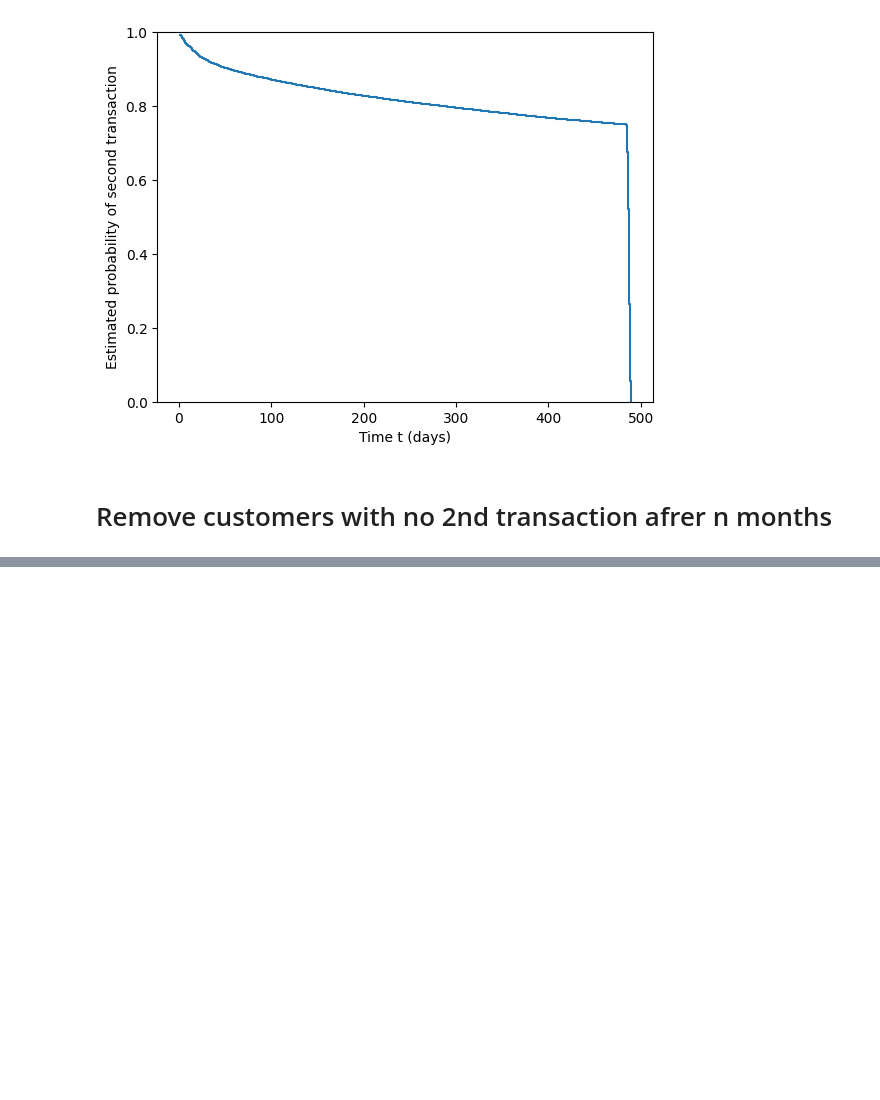
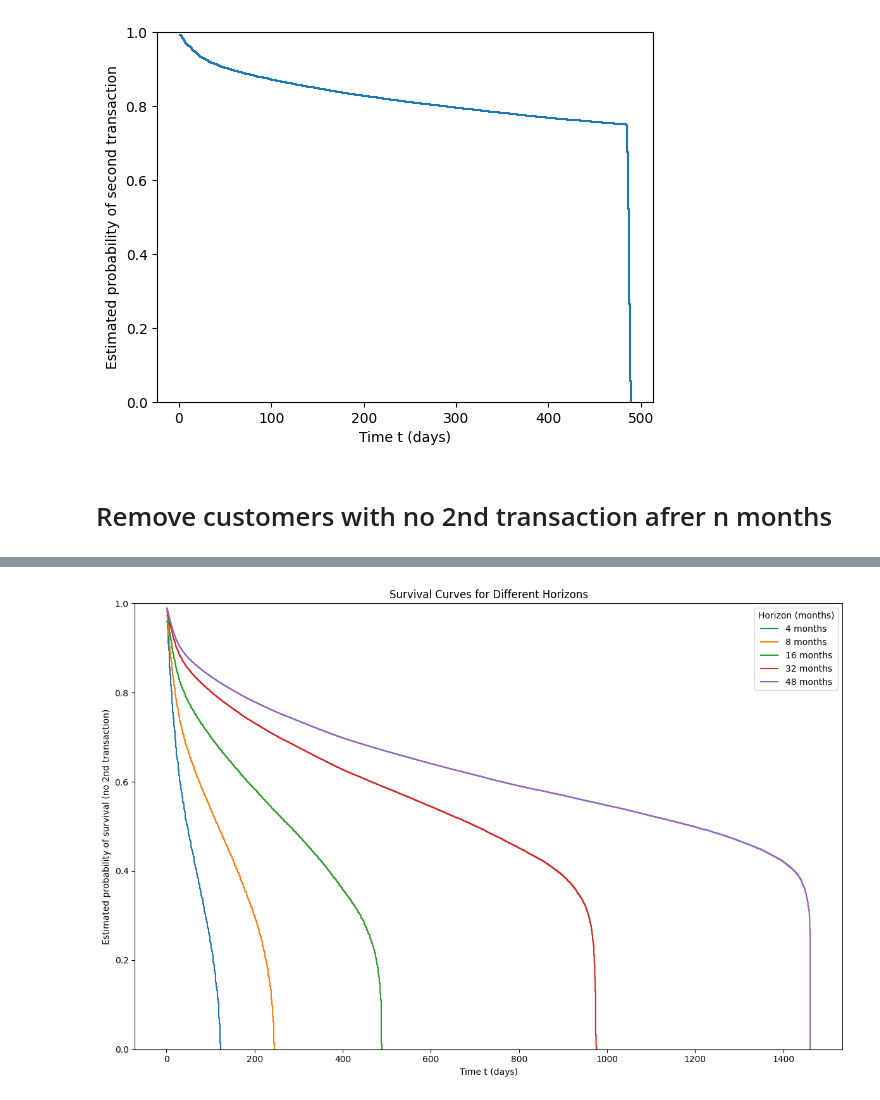
Before and after one commit to mpb-com/dsci-customer, a Jupyter notebook: experiments/scikit_survival.ipynb, the cells around one changed output, grey strips where cells are left out. Saved outputs shown, nothing was run; the diff lists cells and outputs as text; code cells hidden in the pictures; blank space fills up the shorter version.

```diff
--- a/experiments/scikit_survival.ipynb
+++ b/experiments/scikit_survival.ipynb
@@ -312,0 +309,98 @@ plt.xlabel("Time t (days)")
+# %%
+import numpy as np
+import matplotlib.pyplot as plt
+from sksurv.nonparametric import kaplan_meier_estimator
+
+horizons_months = [4, 8, 16, 32, 48]
+obs_end_date = '2025-08-29'  # Use same as above
+
+plt.figure(figsize=(12,8))
+
+for horizon in horizons_months:
+    # Query for each horizon
+    TRANSACTION_QUERY = f"""
+    DECLARE obs_end_date DATE DEFAULT @obs_end_date;
+    DECLARE horizon_months INT64 DEFAULT {horizon};
+    WITH base AS (
+      SELECT
+        customer_id,
+        CASE WHEN market = 'us' THEN 'US'
+             WHEN market = 'uk' THEN 'UK'
+             ELSE 'EU' END AS market,
+        DATE(transaction_completed_datetime) AS txn_date
+      FROM `mpb-data-science-dev-ab-602d.dsci_daw.STV`
+      WHERE transaction_state = 'COMPLETED'
+        AND transaction_completed_datetime IS NOT NULL
+    ),
+    first_two AS (
+      SELECT
+        customer_id,
+        market,
+        ARRAY_AGG(DISTINCT txn_date ORDER BY txn_date) AS txns
+      FROM base
+      GROUP BY customer_id, market
+    ),
+    labels AS (
+      SELECT
+        customer_id,
+        market,
+        EXTRACT(YEAR FROM txns[OFFSET(0)]) AS cohort_year,
+        txns[OFFSET(0)] AS first_txn_date,
+        IF(ARRAY_LENGTH(txns) >= 2, txns[OFFSET(1)], NULL) AS second_txn_date,
+        DATE_ADD(txns[OFFSET(0)], INTERVAL horizon_months MONTH) AS horizon_date,
+        LEAST(obs_end_date, DATE_ADD(txns[OFFSET(0)], INTERVAL horizon_months MONTH)) AS window_end
+      FROM first_two
+    )
+    SELECT
+      customer_id,
+      market,
+      cohort_year,
+      first_txn_date,
+      CASE
+        WHEN second_txn_date IS NOT NULL AND second_txn_date <= window_end THEN DATE_DIFF(second_txn_date, first_txn_date, DAY)
+        ELSE DATE_DIFF(window_end, first_txn_date, DAY)
+      END AS duration,
+      CASE
+        WHEN second_txn_date IS NOT NULL AND second_txn_date <= window_end THEN 1
+        ELSE 0
+      END AS event
+    FROM labels
+    WHERE
+      (second_txn_date IS NOT NULL AND second_txn_date <= window_end)
+      OR (second_txn_date IS NULL AND window_end < horizon_date);
+    """
+    job_config = bigquery.QueryJobConfig(query_parameters=[
+        bigquery.ScalarQueryParameter('obs_end_date', 'DATE', obs_end_date)
+    ])
+    dtypes = {
+        'customer_id': 'int32',
+        'market': 'string',
+        'cohort_year': 'int32',
+        'first_txn_date': 'datetime64[ns]',
+        'event': 'int32',
+        'duration': 'int32'
+    }
+    df_horizon = bq.to_dataframe(TRANSACTION_QUERY, job_config=job_config, dtypes=dtypes)
+
+    # Structured array for sksurv
+    status_array = np.array(list(zip(df_horizon['event'].astype(bool), df_horizon['duration'])), dtype=[('event', bool), ('duration', float)])
+
+    # Kaplan-Meier estimator
+    time, survival_prob, conf_int = kaplan_meier_estimator(
+        status_array['event'],
+        status_array['duration'],
+        conf_type="log-log"
+    )
+
+    plt.step(time, survival_prob, where="post", label=f"{horizon} months")
+    plt.fill_between(time, conf_int[0], conf_int[1], step="post", alpha=0.15)
+
+plt.ylim(0, 1)
+plt.ylabel("Estimated probability of survival")
+plt.xlabel("Time t (days)")
+plt.legend(title="Horizon (months)")
+plt.title("Survival Curves for Different Horizons")
+plt.tight_layout()
+plt.show()
+# %% [output]
+[figure, added]
```
Also changed, not shown: parts of 5 cells of this notebook, 3 other files.
